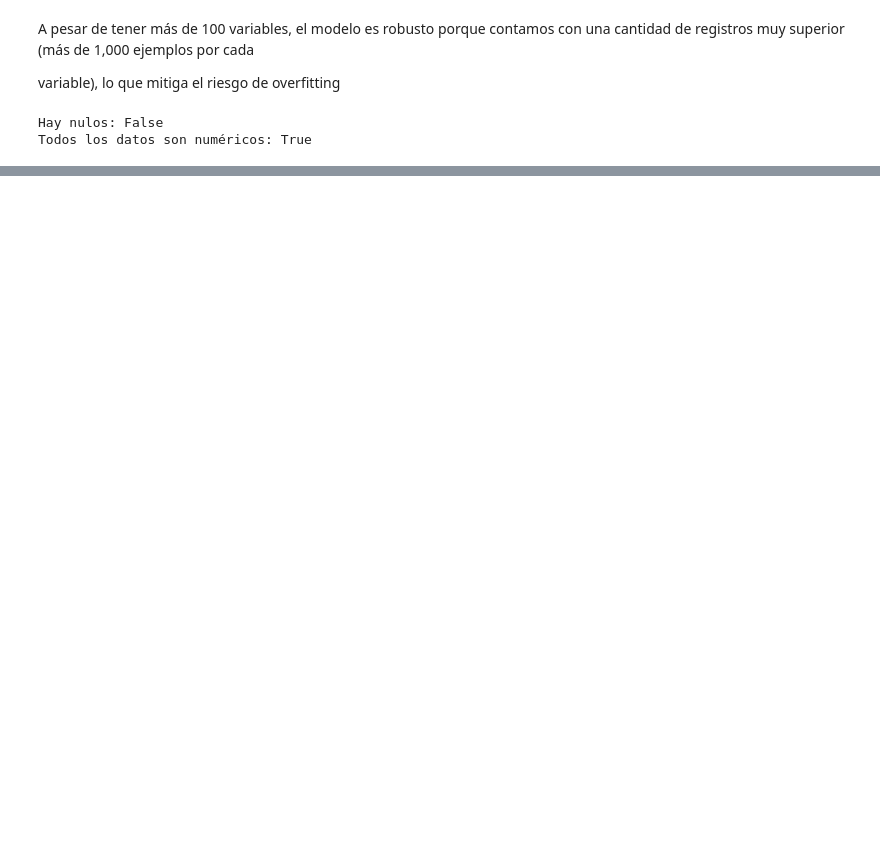
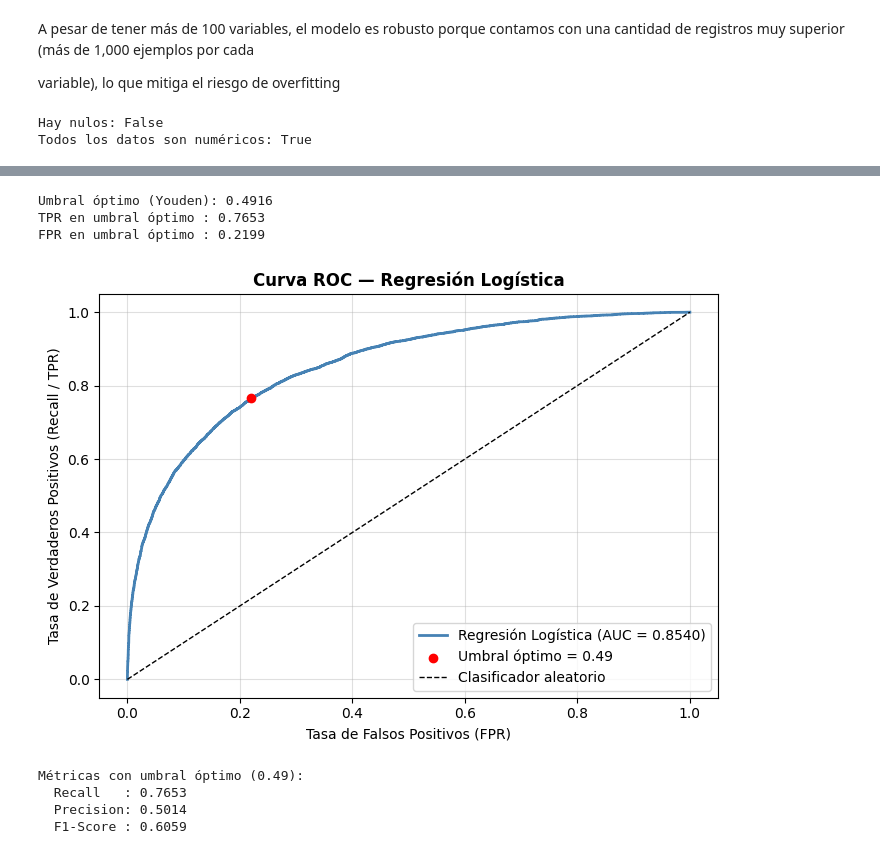
Before and after one commit to programadorarocio/AA1-TUIA-Diez-Duvia-Quispe, a Jupyter notebook: TP-clasificacion-AA1.ipynb, the cells around one changed output, grey strips where cells are left out. Saved outputs shown, nothing was run; the diff lists cells and outputs as text; code cells hidden in the pictures; blank space fills up the shorter version.

```diff
--- a/TP-clasificacion-AA1.ipynb
+++ b/TP-clasificacion-AA1.ipynb
@@ -1316,0 +1431,44 @@ Todos los datos son numéricos: True
+# %%
+# Calculamos la curva ROC y buscamos el umbral óptimo mediante el índice de Youden
+fpr, tpr, thresholds = roc_curve(y_test_bin, y_proba)
+auc_score = roc_auc_score(y_test_bin, y_proba)
+
+# Índice de Youden: J = TPR - FPR → maximizar
+youden_idx = (tpr - fpr).argmax()
+umbral_optimo = thresholds[youden_idx]
+
+print(f"Umbral óptimo (Youden): {umbral_optimo:.4f}")
+print(f"TPR en umbral óptimo : {tpr[youden_idx]:.4f}")
+print(f"FPR en umbral óptimo : {fpr[youden_idx]:.4f}")
+
+# Gráfico de la curva ROC
+plt.figure(figsize=(7, 5))
+plt.plot(fpr, tpr, label=f'Regresión Logística (AUC = {auc_score:.4f})', color='steelblue', lw=2)
+plt.scatter(fpr[youden_idx], tpr[youden_idx], color='red', zorder=5,
+            label=f'Umbral óptimo = {umbral_optimo:.2f}')
+plt.plot([0, 1], [0, 1], 'k--', lw=1, label='Clasificador aleatorio')
+plt.xlabel('Tasa de Falsos Positivos (FPR)')
+plt.ylabel('Tasa de Verdaderos Positivos (Recall / TPR)')
+plt.title('Curva ROC — Regresión Logística', fontweight='bold')
+plt.legend()
+plt.grid(alpha=0.4)
+plt.tight_layout()
+plt.show()
+# %% [output]
+Umbral óptimo (Youden): 0.4916
+TPR en umbral óptimo : 0.7653
+FPR en umbral óptimo : 0.2199
+[figure, added]
+# %%
+# Aplicamos el umbral óptimo en lugar de 0.5 y evaluamos si mejora
+y_pred_opt = (y_proba >= umbral_optimo).astype(int)
+
+print(f"Métricas con umbral óptimo ({umbral_optimo:.2f}):")
+print(f"  Recall   : {recall_score(y_test_bin, y_pred_opt):.4f}")
+print(f"  Precision: {precision_score(y_test_bin, y_pred_opt):.4f}")
+print(f"  F1-Score : {f1_score(y_test_bin, y_pred_opt):.4f}")
+# %% [output]
+Métricas con umbral óptimo (0.49):
+  Recall   : 0.7653
+  Precision: 0.5014
+  F1-Score : 0.6059
```
Also changed, not shown: parts of 17 cells of this notebook.
